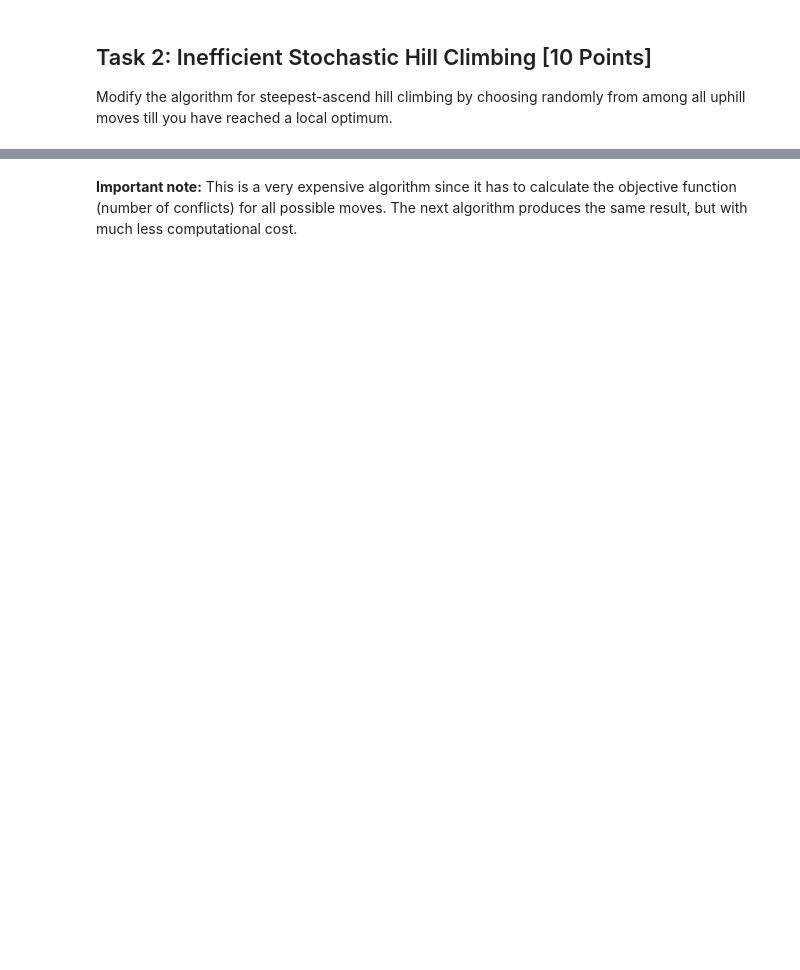
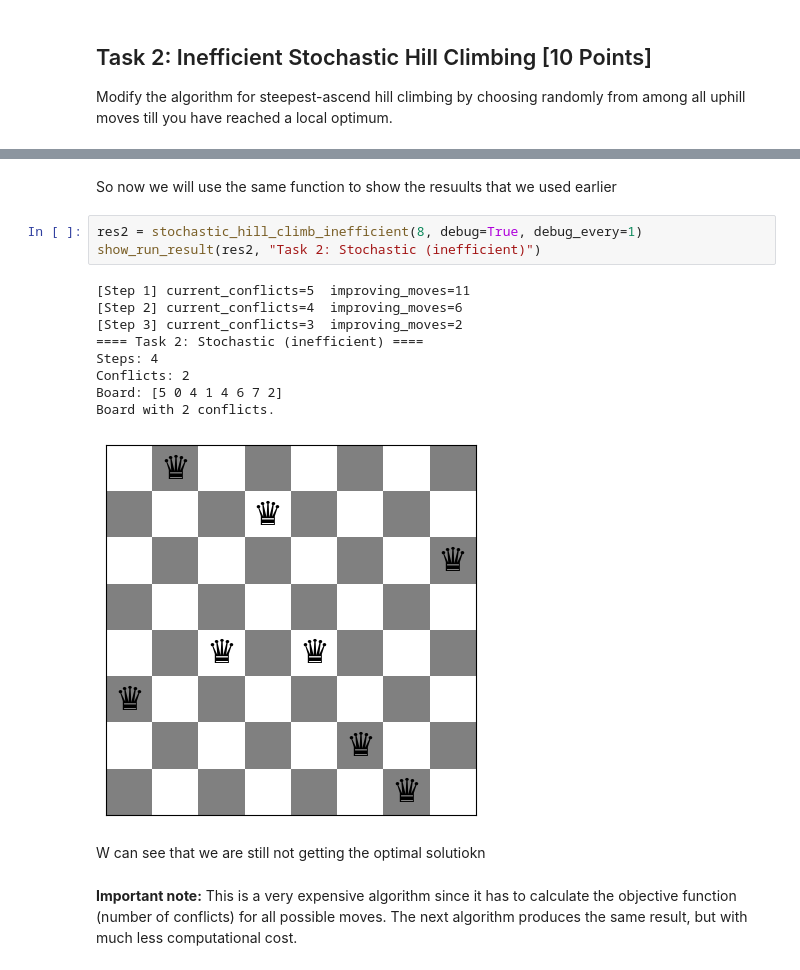
Before and after one commit to monarchythe/Agentic-AI-Lab-Work, a Jupyter notebook: n_queens_Solving_Agent.ipynb, the cells around one changed output, grey strips where cells are left out. Saved outputs shown, nothing was run; the diff lists cells and outputs as text; blank space fills up the shorter version.

```diff
--- a/n_queens_Solving_Agent.ipynb
+++ b/n_queens_Solving_Agent.ipynb
@@ -150,3 +315,20 @@ Modify the algorithm for steepest-ascend hill climbing by choosing randomly from
+# %% [markdown]
+So now we will use the same function to show the resuults that we used earlier
+# %%
+res2 = stochastic_hill_climb_inefficient(8, debug=True, debug_every=1)
+show_run_result(res2, "Task 2: Stochastic (inefficient)")
+# %% [output]
+[Step 1] current_conflicts=5  improving_moves=11
+[Step 2] current_conflicts=4  improving_moves=6
+[Step 3] current_conflicts=3  improving_moves=2
+==== Task 2: Stochastic (inefficient) ====
+Steps: 4
+Conflicts: 2
+Board: [5 0 4 1 4 6 7 2]
+Board with 2 conflicts.
+[figure, added]
+# %% [markdown]
+W can see that we are still not getting the optimal solutiokn
 # %% [markdown]
 __Important note:__ This is a very expensive algorithm since it has to calculate the objective function (number of conflicts) for all possible moves. The next algorithm produces the same result, but with much less computational cost.
 # %% [markdown]
```
Also changed, not shown: parts of 13 cells of this notebook.
